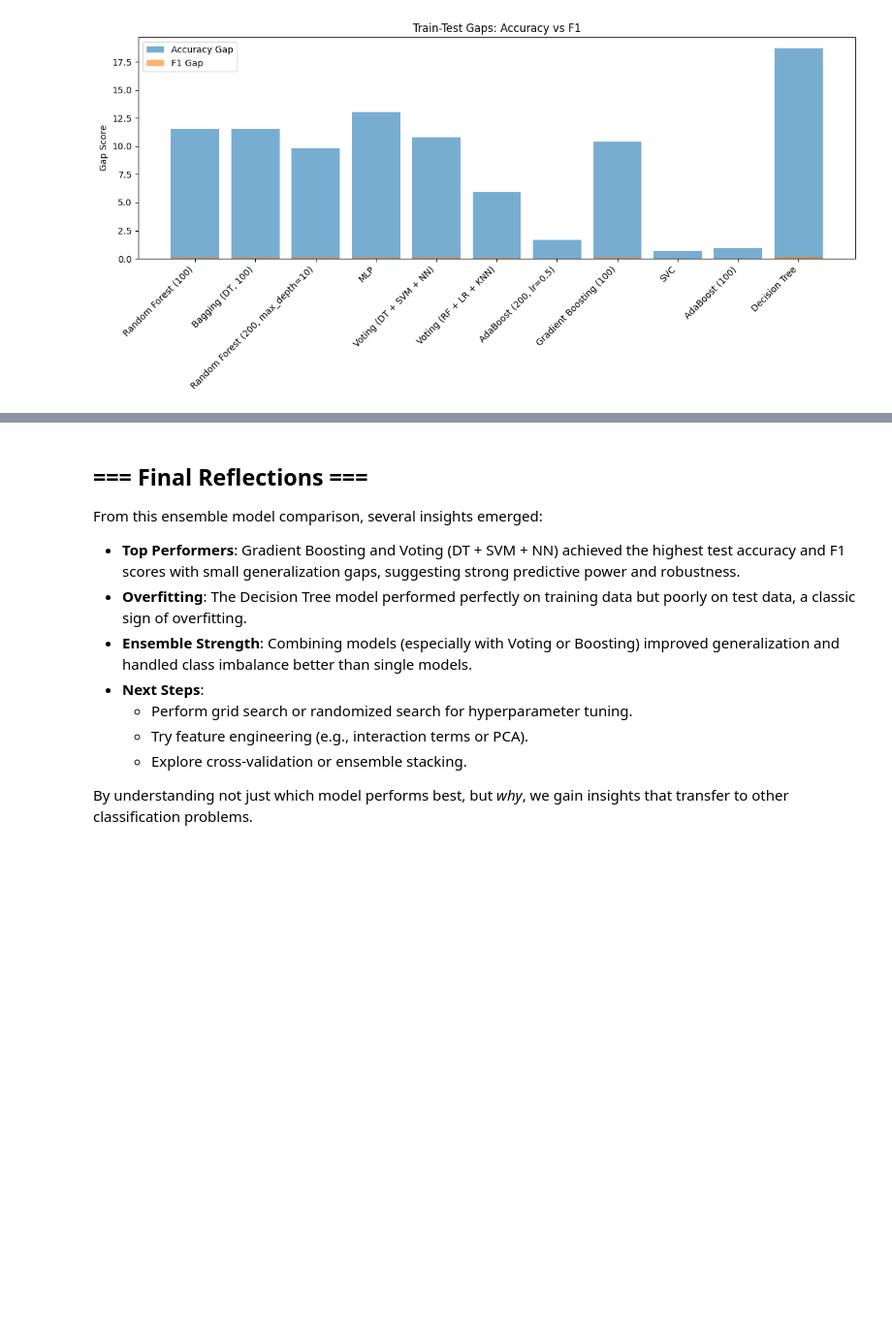
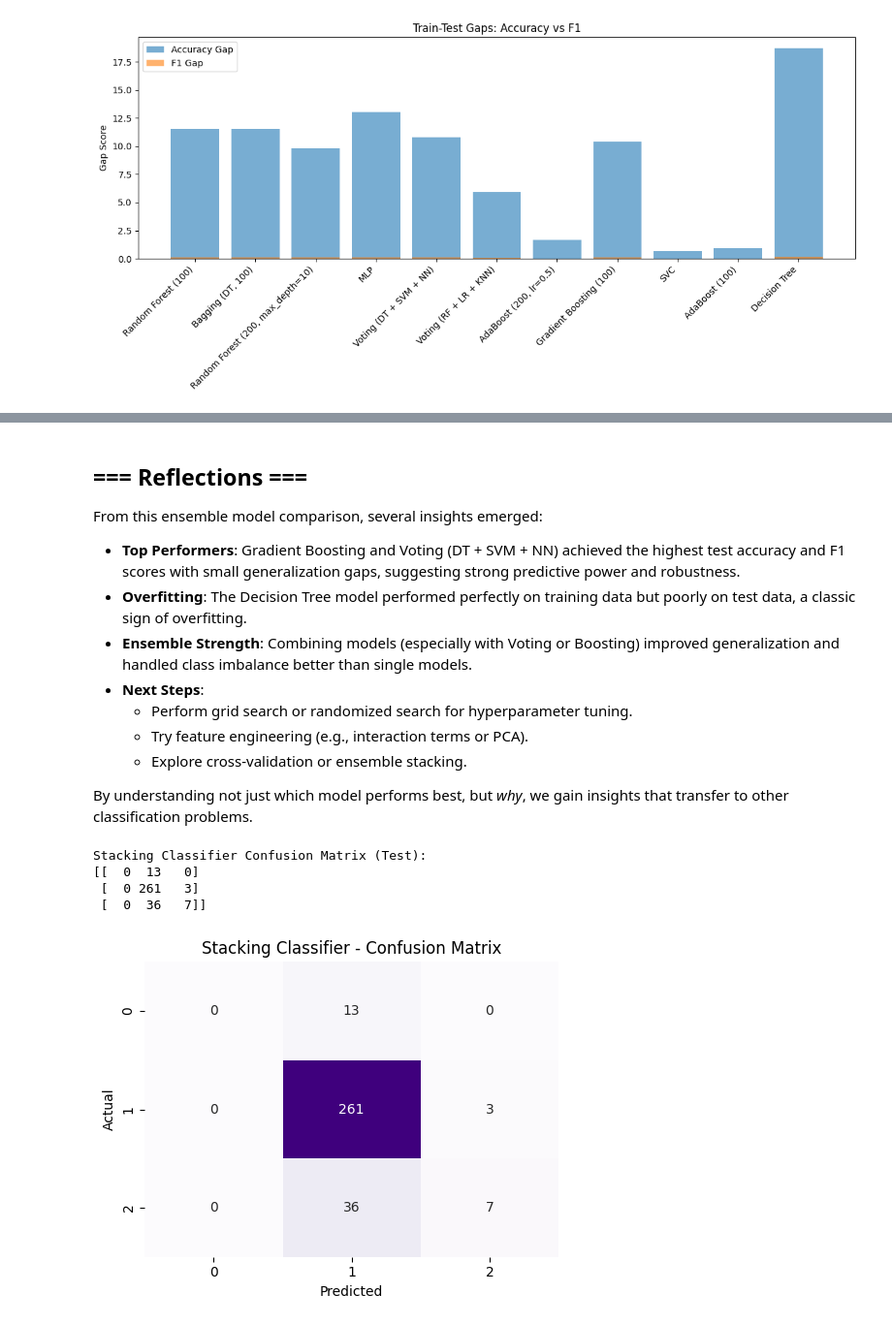
Before and after one commit to kersha0530/ml-05, a Jupyter notebook: ensemble-kbroussard.ipynb, the cells around one changed output, grey strips where cells are left out. Shown: that part at 97% size. Drawn from its saved outputs; the diff is of its cells as text; code cells hidden in the pictures; blank space fills up the shorter version.

Commit message:
added confusion matrix tables and additional insights

```diff
--- a/ensemble-kbroussard.ipynb
+++ b/ensemble-kbroussard.ipynb
@@ -71,6 +92,23 @@ X_train, X_test, y_train, y_test = train_test_split(
     X, y, test_size=0.2, random_state=42, stratify=y
 )
 
+# Features and Target
+X = df.drop(columns=["quality", "quality_label", "quality_numeric"])
+y = df["quality_numeric"]
+
+# Feature Engineering: Add interaction term (alcohol * sulphates)
+X["alcohol_sulphates"] = X["alcohol"] * X["sulphates"]
+
+# Optional PCA
+pca = PCA(n_components=0.95)
+X_pca = pca.fit_transform(X)
+
+# Train/test split (stratified)
+X_train, X_test, y_train, y_test = train_test_split(
+    X_pca, y, test_size=0.2, random_state=42, stratify=y
+)
+
+
 # Optional: Feature Scaling
 scaler = StandardScaler()
 X_train = scaler.fit_transform(X_train)
@@ -78,12 +116,12 @@ X_test = scaler.transform(X_test)
 # %% [markdown]
 # === Evaluate Models ===
 # %%
-results = []
-
 def evaluate_model(name, model):
     model.fit(X_train, y_train)
     train_pred = model.predict(X_train)
     test_pred = model.predict(X_test)
+
+    # Log results
     results.append({
         "Model": name,
         "Train Accuracy": round(accuracy_score(y_train, train_pred) * 100, 2),
@@ -93,7 +131,12 @@ def evaluate_model(name, model):
         "Accuracy Gap": round(abs(accuracy_score(y_train, train_pred) - accuracy_score(y_test, test_pred)) * 100, 2),
         "F1 Gap": round(abs(f1_score(y_train, train_pred, average='weighted') - f1_score(y_test, test_pred, average='weighted')), 2)
     })
-    print(f"\n{name} Confusion Matrix (Test):\n", confusion_matrix(y_test, test_pred))
+
+    print(f"\n{name} Confusion Matrix (Test):")
+    print(confusion_matrix(y_test, test_pred))
+
+    # 🔥 Add heatmap
+    plot_confusion_heatmap(y_test, test_pred, title=f"{name} - Confusion Matrix")
 # %% [markdown]
 # === Train Models ===
 # %%
@@ -209,5 +279,5 @@ plt.show()
 # %% [markdown]
-## === Final Reflections ===
+## === Reflections ===
 
 From this ensemble model comparison, several insights emerged:
 
@@ -220,3 +290,20 @@ From this ensemble model comparison, several insights emerged:
   - Explore cross-validation or ensemble stacking.
 
 By understanding not just which model performs best, but *why*, we gain insights that transfer to other classification problems.
+# %%
+# Stacking Classifier
+stacking = StackingClassifier(
+    estimators=[
+        ("rf", RandomForestClassifier(n_estimators=100)),
+        ("svc", SVC(probability=True)),
+        ("mlp", MLPClassifier(hidden_layer_sizes=(100,), max_iter=3000))
+    ],
+    final_estimator=LogisticRegression()
+)
+evaluate_model("Stacking Classifier", stacking)
+# %% [output]
+Stacking Classifier Confusion Matrix (Test):
+[[  0  13   0]
+ [  0 261   3]
+ [  0  36   7]]
+[figure, added]
```
Also changed, not shown: parts of 9 cells of this notebook.
